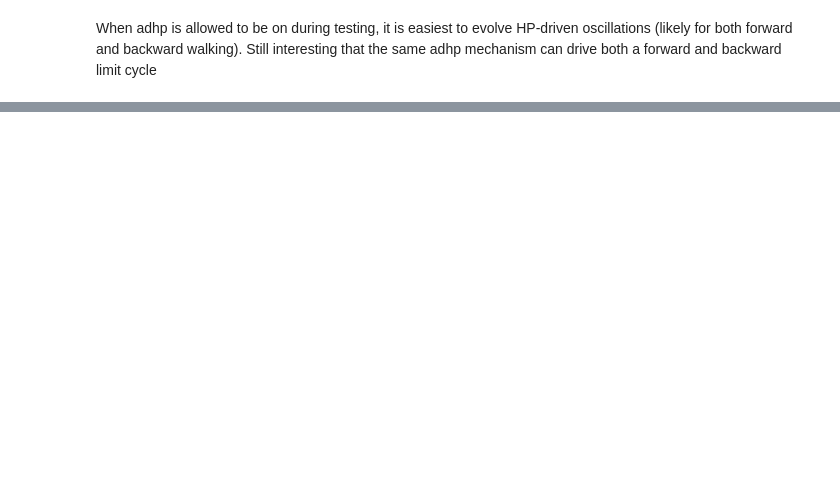
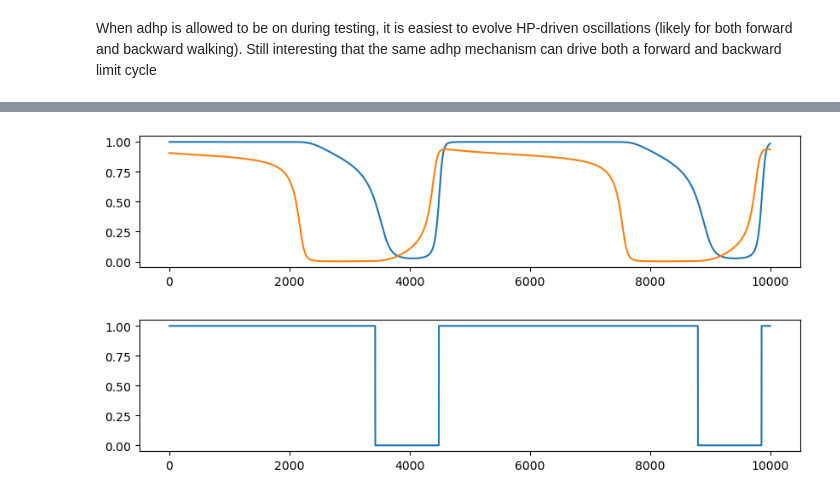
Before and after one commit to ljstolting/homeostasis-of-flexible-behavior, a Jupyter notebook: VizTimeseries.ipynb, the cells around one changed output, grey strips where cells are left out. Drawn from its saved outputs; the diff is of its cells as text; code cells hidden in the pictures; blank space fills up the shorter version.

```diff
--- a/VizTimeseries.ipynb
+++ b/VizTimeseries.ipynb
@@ -45,0 +51,10 @@ It seems to be a rule that this cannot happen if the foot actually goes up and d
+# %%
+timeseriesdata = np.loadtxt('./trajectory.dat')
+plt.plot(timeseriesdata[-10000:])
+plt.show()
+footseries = np.loadtxt('./foottrack.dat')
+plt.plot(footseries[-10000:])
+plt.show()
+# %% [output]
+[figure, added]
+[figure, added]
```
Also changed, not shown: parts of 4 cells of this notebook, 31 other files.
